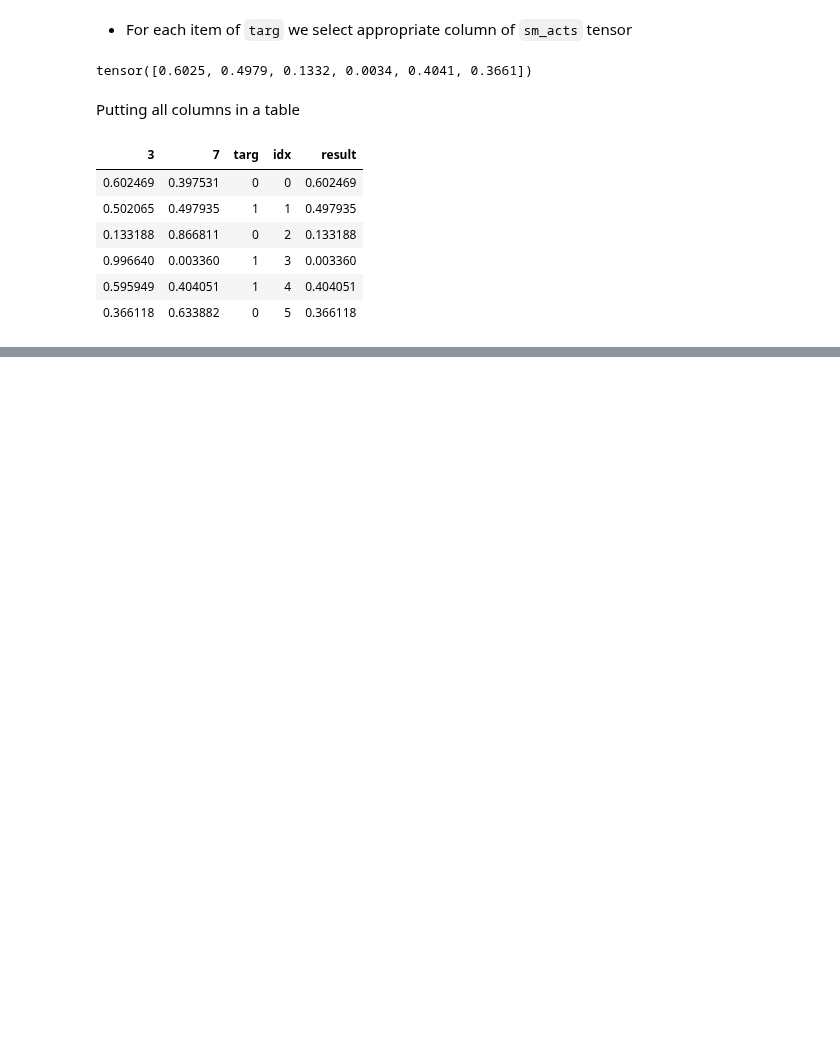
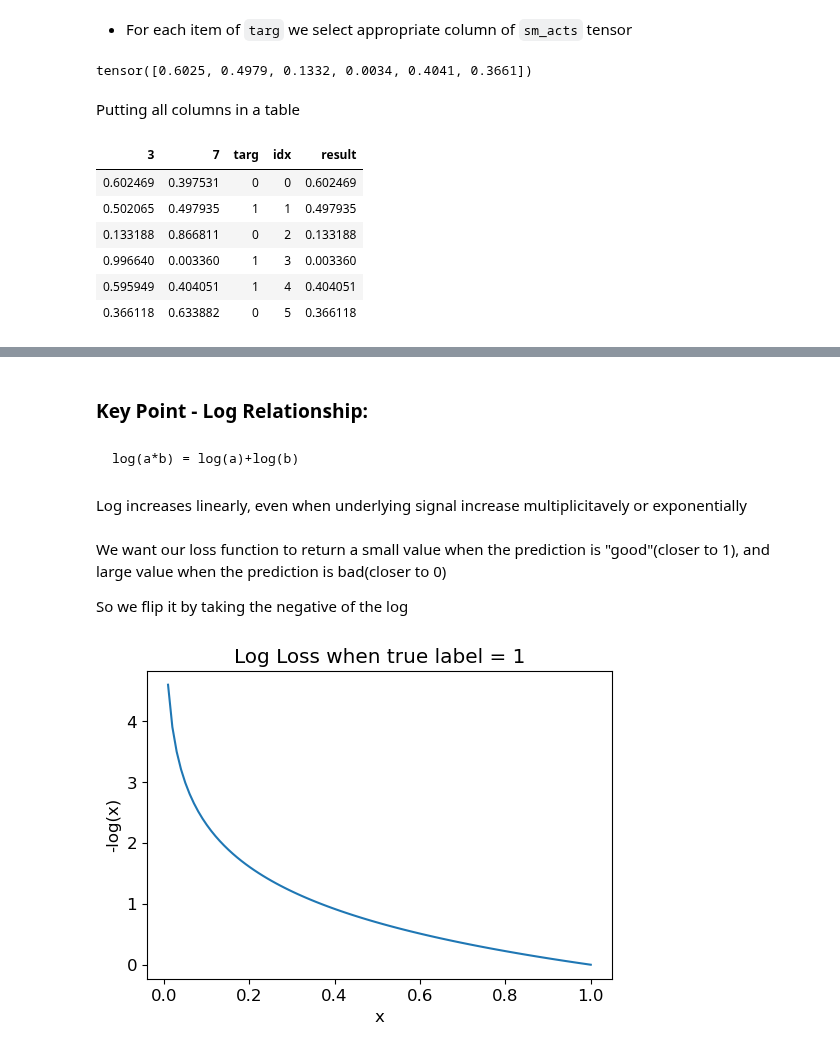
Before and after one commit to peterbull/deep-learning-projects, a Jupyter notebook: ch_5_notes/05_pet_breeds.ipynb, the cells around one changed output, grey strips where cells are left out. Drawn from its saved outputs; the diff is of its cells as text; code cells hidden in the pictures; blank space fills up the shorter version.

````diff
--- a/ch_5_notes/05_pet_breeds.ipynb
+++ b/ch_5_notes/05_pet_breeds.ipynb
@@ -455,0 +470,16 @@ t
+# %% [markdown]
+### Key Point - Log Relationship:
+# %% [markdown]
+```
+log(a*b) = log(a)+log(b)
+```
+# %% [markdown]
+Log increases linearly, even when underlying signal increase multiplicitavely or exponentially
+# %% [markdown]
+We want our loss function to return a small value when the prediction is "good"(closer to 1), and large value when the prediction is bad(closer to 0)
+
+So we flip it by taking the negative of the log
+# %%
+plot_function(lambda x: -1*torch.log(x), min=0,max=1, tx='x', ty='-log(x)', title="Log Loss when true label = 1" )
+# %% [output]
+[figure, added]
````
Also changed, not shown: parts of 11 cells of this notebook.
